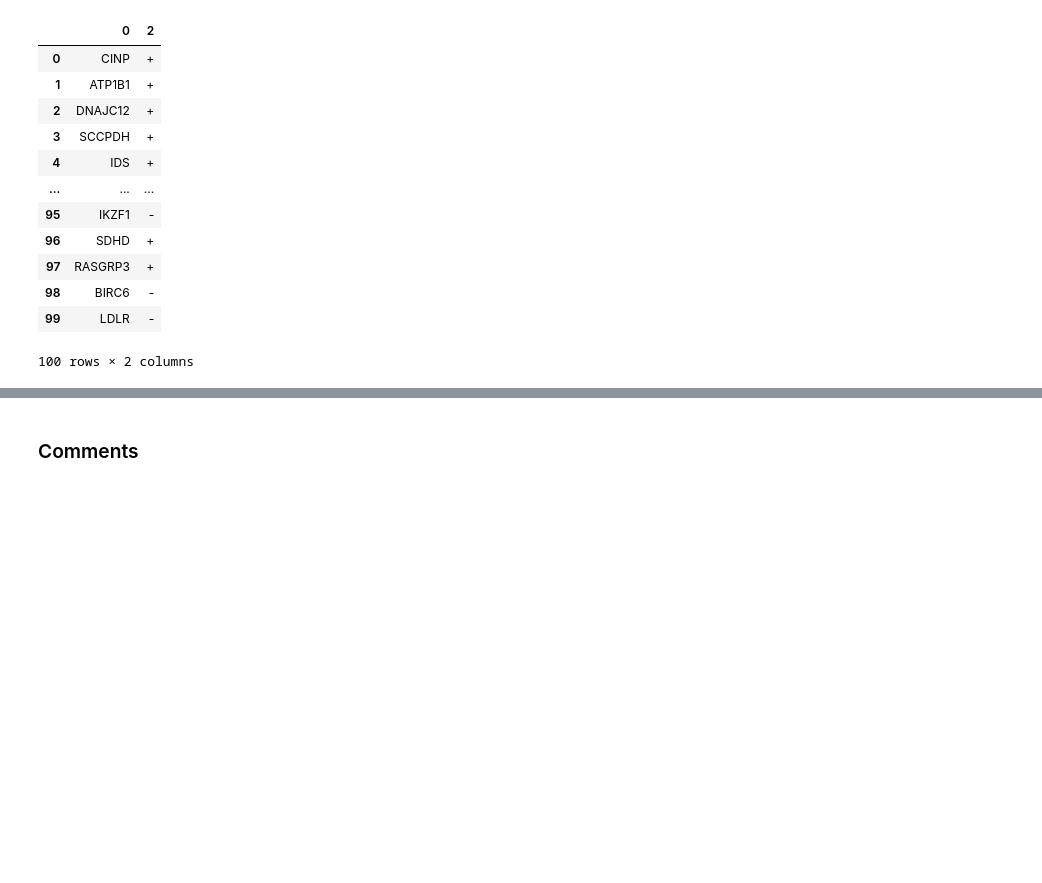
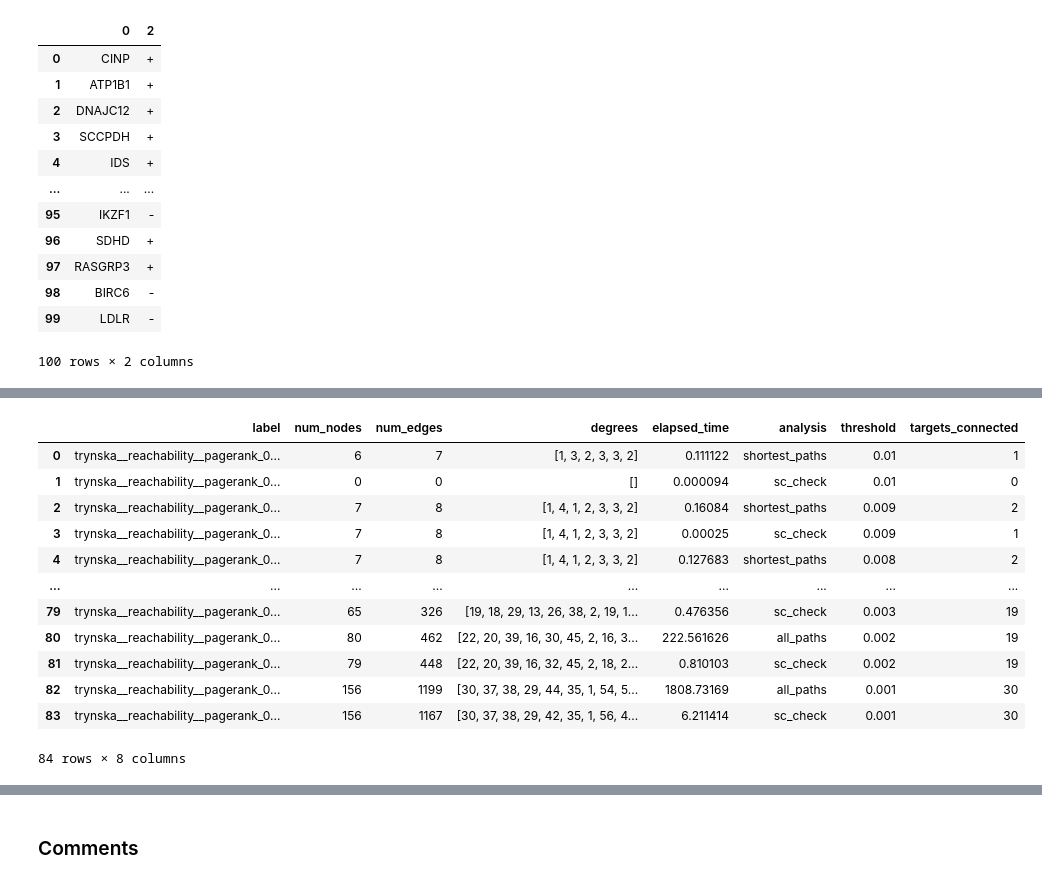
Before and after one commit to saezlab/uptown, a Jupyter notebook: data_applications.ipynb, the cells around one changed output, grey strips where cells are left out. Cells and saved outputs as stored; diff of their text form; code cells hidden in the pictures; blank space fills up the shorter version.

```diff
--- a/data_applications.ipynb
+++ b/data_applications.ipynb
@@ -73,0 +71,16 @@ pagerank__0.004__allpaths__sc__shortest v.s. pagerank__0.0__shortest__sc: Mann-W
+# %%
+G1P_solver.runinfo_df
+# %% [output]
+|  | label | num_nodes | num_edges | degrees | elapsed_time | analysis | threshold | targets_connected |
+| 0 | trynska__reachability__pagerank_0... | 6 | 7 | [1, 3, 2, 3, 3, 2] | 0.111122 | shortest_paths | 0.01 | 1 |
+| 1 | trynska__reachability__pagerank_0... | 0 | 0 | [] | 0.000094 | sc_check | 0.01 | 0 |
+| 2 | trynska__reachability__pagerank_0... | 7 | 8 | [1, 4, 1, 2, 3, 3, 2] | 0.16084 | shortest_paths | 0.009 | 2 |
+| 3 | trynska__reachability__pagerank_0... | 7 | 8 | [1, 4, 1, 2, 3, 3, 2] | 0.00025 | sc_check | 0.009 | 1 |
+| 4 | trynska__reachability__pagerank_0... | 7 | 8 | [1, 4, 1, 2, 3, 3, 2] | 0.127683 | shortest_paths | 0.008 | 2 |
+| ... | ... | ... | ... | ... | ... | ... | ... | ... |
+| 79 | trynska__reachability__pagerank_0... | 65 | 326 | [19, 18, 29, 13, 26, 38, 2, 19, 1... | 0.476356 | sc_check | 0.003 | 19 |
+| 80 | trynska__reachability__pagerank_0... | 80 | 462 | [22, 20, 39, 16, 30, 45, 2, 16, 3... | 222.561626 | all_paths | 0.002 | 19 |
+| 81 | trynska__reachability__pagerank_0... | 79 | 448 | [22, 20, 39, 16, 32, 45, 2, 18, 2... | 0.810103 | sc_check | 0.002 | 19 |
+| 82 | trynska__reachability__pagerank_0... | 156 | 1199 | [30, 37, 38, 29, 44, 35, 1, 54, 5... | 1808.73169 | all_paths | 0.001 | 30 |
+| 83 | trynska__reachability__pagerank_0... | 156 | 1167 | [30, 37, 38, 29, 42, 35, 1, 56, 4... | 6.211414 | sc_check | 0.001 | 30 |
+84 rows × 8 columns
```
Also changed, not shown: parts of 12 cells of this notebook, 1 other file.
